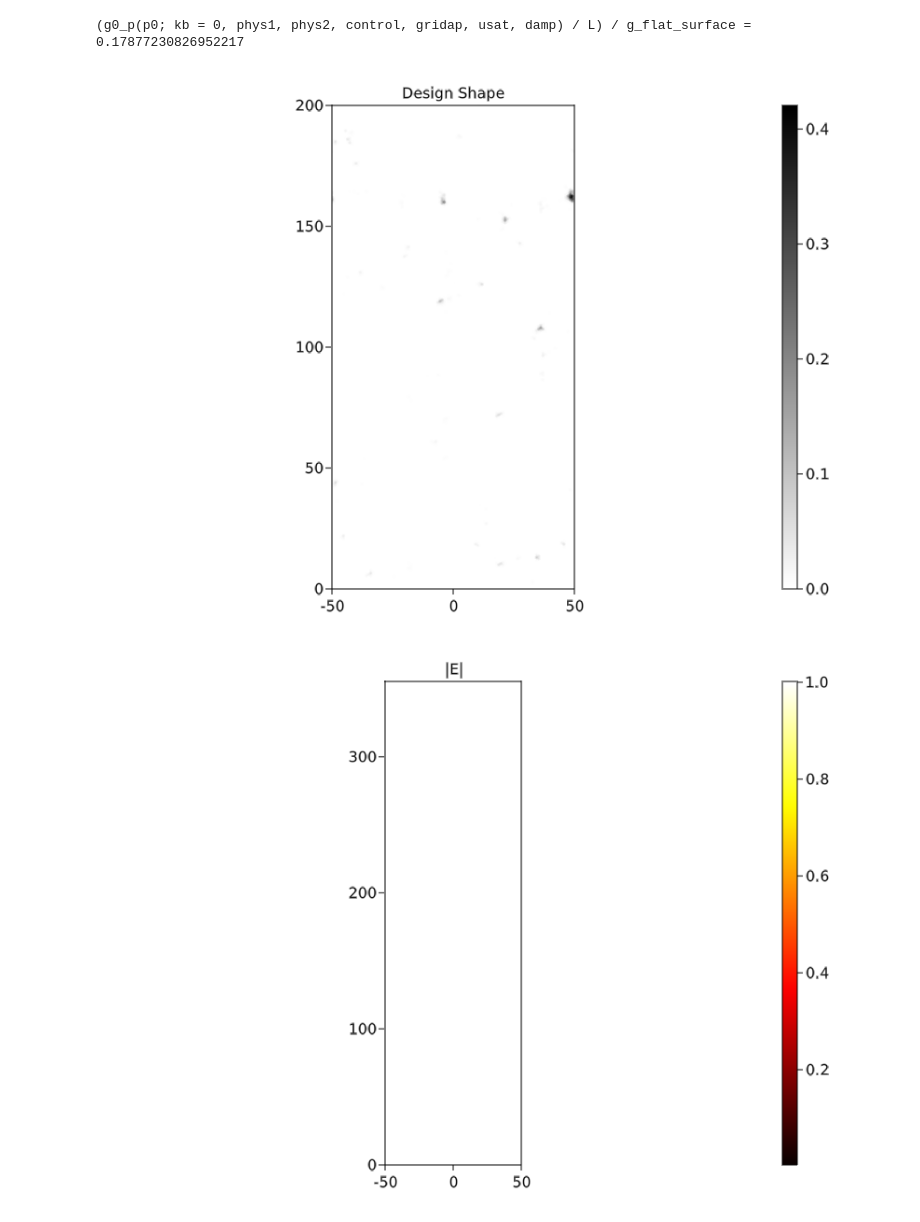
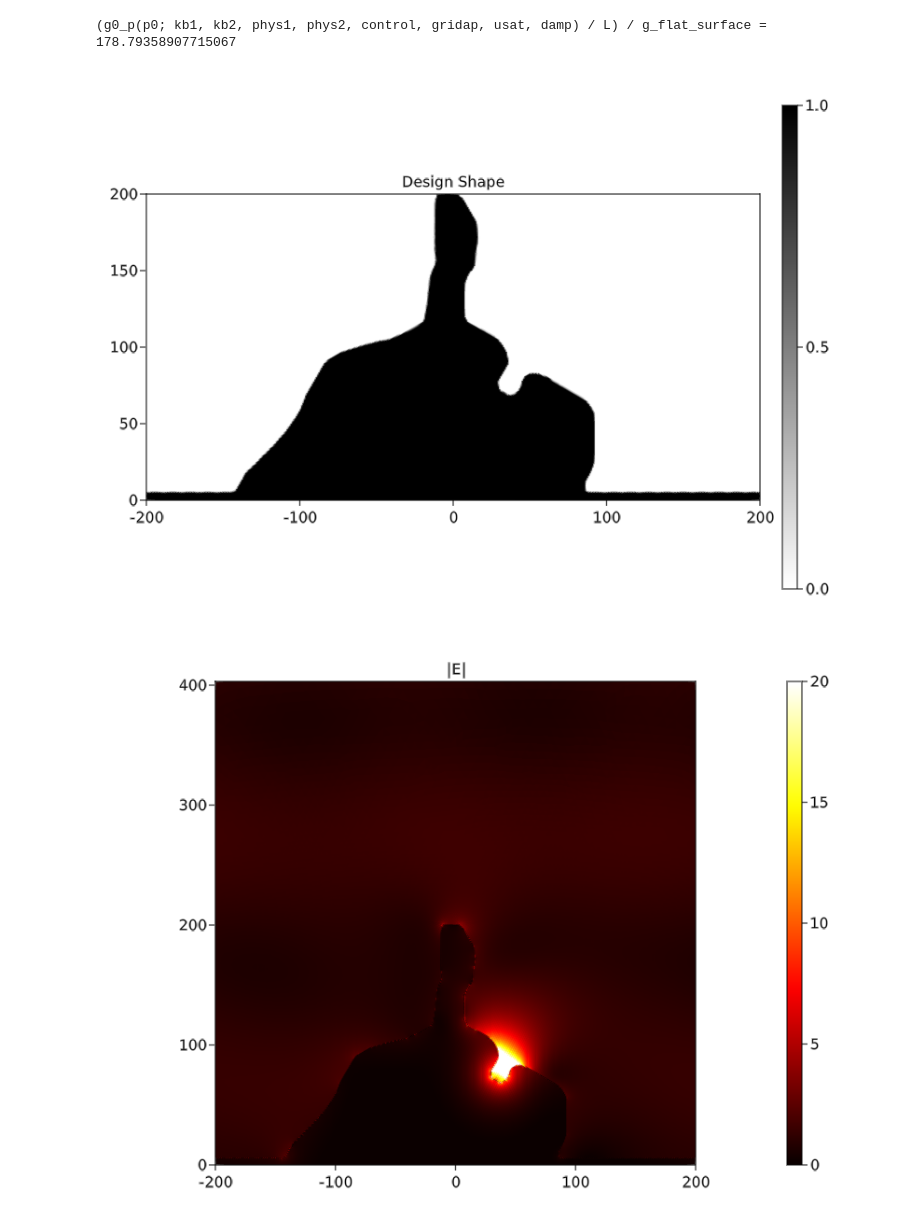
Before and after one commit to WenjieYao/RamanInFluid, a Jupyter notebook: Main.ipynb, the cells around one changed output. Saved outputs shown, nothing was run; the diff lists cells and outputs as text; code cells hidden in the pictures.

```diff
--- a/Main.ipynb
+++ b/Main.ipynb
@@ -26,15 +26,15 @@ g0_p_optimize (generic function with 4 methods)
 material = "Ag"
 n_λ, k_λ = RefractiveIndex(material,main_path,true)
 # 400, 365, 325, 1600 cm^-1
-# λ1 = 532
-# λ2 = 549
-λ1 = 400
-λ2 = 427
+λ1 = 532
+λ2 = 549
+# λ1 = 400
+# λ2 = 427
 nf = sqrt(1.77)
 nm1 = n_λ(λ1) + 1im * k_λ(λ1)
 nm2 = n_λ(λ2) + 1im * k_λ(λ2)
 μ = 1
 R = 1e-10
-g_flat_surface = 125# 147 #25.25
+g_flat_surface = 147# 125# 147 #25.25
 nm1,nm2
 # %% [output]
@@ -42,7 +42,7 @@ nm1,nm2
 # %%
 hr = (λ1+λ2)/nf/4          # Height of Raman molecule
 # Geometry parameters of the mesh
-L = 100           # Length of the normal region
+L = 400           # Length of the normal region
 hair = 500 + hr       # Height of the air region
 hs = 300 + hr         # Height of the source location in air
 ht = 200 + hr         # Height of the target location in air
@@ -309,24 +305,25 @@ else
     p0 = zeros(gridap.np)
 end
 
-kb = 0
-usat = (10)^2/4
+kb1 = 0
+kb2 = 0
+usat = Inf#(10)^2/4
 damp = 4
 
 pf_vec = pf_p0(p0; control, gridap)
 pfh = FEFunction(gridap.FE_Pf, pf_vec)
 pth = (pf -> Threshold(pf; control)) ∘ pfh
-A1_mat = MatrixA(pth, kb; phys=phys1, control, gridap)
+A1_mat = MatrixA(pth, kb1; phys=phys1, control, gridap)
 b1_vec = assemble_vector(v->(∫(v)gridap.dΓ_s), gridap.FE_V)
 u1_vec = A1_mat \ b1_vec
 u1h = FEFunction(gridap.FE_U, u1_vec)
 
-A2_mat = MatrixA(pth, kb; phys=phys2, control, gridap)
+A2_mat = MatrixA(pth, kb2; phys=phys2, control, gridap)
 o_vec = VectorO(1, 1; gridap)
 v2_vec = A2_mat' \ o_vec
 v2h = FEFunction(gridap.FE_U, v2_vec)
 
-@show g0_p(p0; kb=0, phys1, phys2, control, gridap, usat, damp)/L/g_flat_surface
+@show g0_p(p0; kb1, kb2, phys1, phys2, control, gridap, usat, damp)/L/g_flat_surface
 
 fig, ax, plt = plot(gridap.Ω, pth, colormap = :binary)
 Colorbar(fig[1,2], plt)
@@ -336,31 +333,31 @@ limits!(ax, -L/2, L/2, 0, hd)
 save("Results/shape.png", fig)
 fig
 # %% [output]
-(g0_p(p0; kb = 0, phys1, phys2, control, gridap, usat, damp) / L) / g_flat_surface = 0.17877230826952217
+(g0_p(p0; kb1, kb2, phys1, phys2, control, gridap, usat, damp) / L) / g_flat_surface = 178.79358907715067
-[figure, old version]
+[figure, new version]
 # %%
 # A1_mat = MatrixA(pth, 0; phys=phys1, control, gridap)
 # b1_vec = assemble_vector(v->(∫(v)gridap.dΓ_s), gridap.FE_V)
 # u1_vec = A1_mat \ b1_vec
 # u1h = FEFunction(gridap.FE_U, u1_vec)
 maxv = maximum(abs.(u1_vec))/1
 maxe = 20#usat
 e1=abs2(phys1.nf^2)
 e2=abs2(phys1.nm^2)
 #fig, ax, plt = plot(gridap.Ω, real(u1h), colormap = :bwr, colorrange=(-maxv, maxv))
 #fig, ax, plt = plot(gridap.Ω, abs2(u1h), colormap = :hot, colorrange=(0, maxv^2))
-fig, ax, plt = plot(gridap.Ω, 2*(sqrt∘(abs((conj(∇(u1h)) ⋅ ∇(u1h))/(e1 + (e2 - e1) * pth)))), colormap = :hot)
+fig, ax, plt = plot(gridap.Ω, 2*(sqrt∘(abs((conj(∇(u1h)) ⋅ ∇(u1h))/(e1 + (e2 - e1) * pth)))), colormap = :hot, colorrange=(0, maxe))
 Colorbar(fig[1,2], plt)
 #ax.title = "|H|"
 ax.title = "|E|"
 #ax.aspect = AxisAspect(L/(phys1.LHp[2]+phys1.LHn[2]))
 #limits!(ax, -L/2, L/2, -phys1.LHn[2], phys1.LHp[2])
 ax.aspect = AxisAspect(L/(hd+hr*1))
 limits!(ax, -L/2, L/2, 0, hd+hr*1)
 save("Results/Field.png", fig)
 fig
 # %% [output]
-[figure, old version]
+[figure, new version]
 # %%
 Neth = 50
 damp = 4
```
Also changed, not shown: parts of 11 cells of this notebook, 31 other files.
